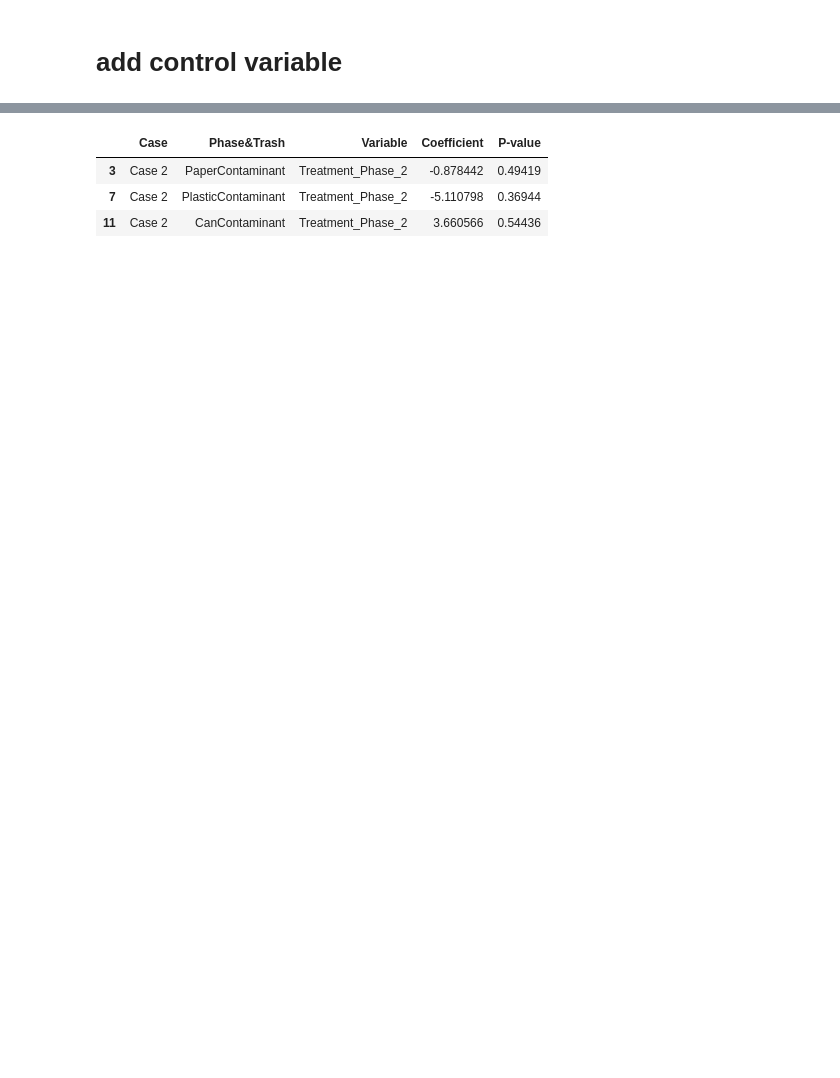
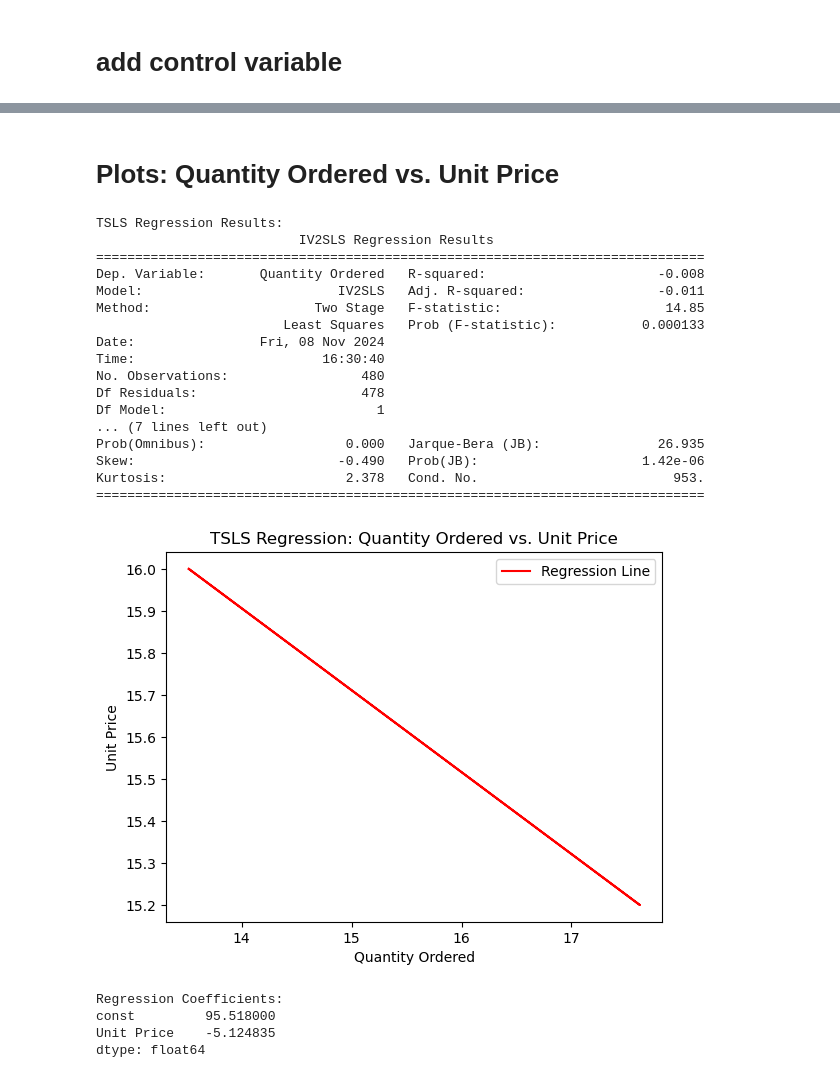
Before and after one commit to Alphteow/EconsModel, a Jupyter notebook: Econ_Group_Project3.ipynb, the cells around one changed output, grey strips where cells are left out. Drawn from its saved outputs; the diff is of its cells as text; code cells hidden in the pictures; blank space fills up the shorter version.

```diff
--- a/Econ_Group_Project3.ipynb
+++ b/Econ_Group_Project3.ipynb
@@ -501,7 +531,72 @@ final_results['P-value'] = final_results['P-value'].apply(lambda x: round(x, 5))
 # %%
-final_results[final_results.Variable=='Treatment_Phase_2']
+# final_results[final_results.Variable=='Treatment_Phase_2']
-# %% [output]
-|  | Case | Phase&Trash | Variable | Coefficient | P-value |
-| 3 | Case 2 | PaperContaminant | Treatment_Phase_2 | -0.878442 | 0.49419 |
-| 7 | Case 2 | PlasticContaminant | Treatment_Phase_2 | -5.110798 | 0.36944 |
-| 11 | Case 2 | CanContaminant | Treatment_Phase_2 | 3.660566 | 0.54436 |
+# %% [markdown]
+# Plots: Quantity Ordered vs. Unit Price
+# %%
+# Define the dependent and independent variables
+y = df['Quantity Ordered']
+X = df[['Unit Price']] #, 'Discount Applied'
+Z = df[['Distance', 'Discount Applied']]  # Instruments
+
+# Add a constant to the independent variable (intercept)
+X = sm.add_constant(X)
+Z = sm.add_constant(Z)
+
+# Perform TSLS regression
+model = IV2SLS(y, X, instrument=Z).fit()
+
+# Print the summary of the regression
+print("TSLS Regression Results:")
+print(model.summary())
+# print("\n")
+
+# Plot X vs Y and add the regression line from the IV2SLS regression
+#plt.scatter(y, df['Unit Price'], label='Actual Data')
+plt.plot(model.params[0] + model.params[1] * df['Unit Price'], df['Unit Price'], color='red', label='Regression Line')
+plt.ylabel('Unit Price')
+plt.xlabel('Quantity Ordered')
+plt.title('TSLS Regression: Quantity Ordered vs. Unit Price')
+plt.legend()
+plt.show()
+# Plot X vs Y and add the regression line from the IV2SLS regression
+# plt.scatter(df['Unit Price'], y, label='Actual Data')
+# plt.plot(df['Unit Price'], model.params[0] + model.params[1]x, color='red', label='Regression Line')
+# plt.xlabel('Unit Price')
+# plt.ylabel('Quantity Ordered')
+# plt.title('TSLS Regression: Quantity Ordered vs. Unit Price')
+# plt.legend()
+# plt.show()
+
+# Plot the TSLS redisuals
+#plt.scatter(y, model.predict())
+#plt.xlabel('Actual Quantity Ordered')
+#plt.ylabel('Predicted Quantity Ordered')
+#plt.title('TSLS Regression Results')
+#plt.show()
+
+# Print the regression coefficients
+print("Regression Coefficients:")
+print(model.params)
+# %% [output]
+TSLS Regression Results:
+                          IV2SLS Regression Results
+==============================================================================
+Dep. Variable:       Quantity Ordered   R-squared:                      -0.008
+Model:                         IV2SLS   Adj. R-squared:                 -0.011
+Method:                     Two Stage   F-statistic:                     14.85
+                        Least Squares   Prob (F-statistic):           0.000133
+Date:                Fri, 08 Nov 2024
+Time:                        16:30:40
+No. Observations:                 480
+Df Residuals:                     478
+Df Model:                           1
+... (7 lines left out)
+Prob(Omnibus):                  0.000   Jarque-Bera (JB):               26.935
+Skew:                          -0.490   Prob(JB):                     1.42e-06
+Kurtosis:                       2.378   Cond. No.                         953.
+==============================================================================
+[figure, added]
+Regression Coefficients:
+const         95.518000
+Unit Price    -5.124835
+dtype: float64
```
Also changed, not shown: parts of 26 cells of this notebook.
